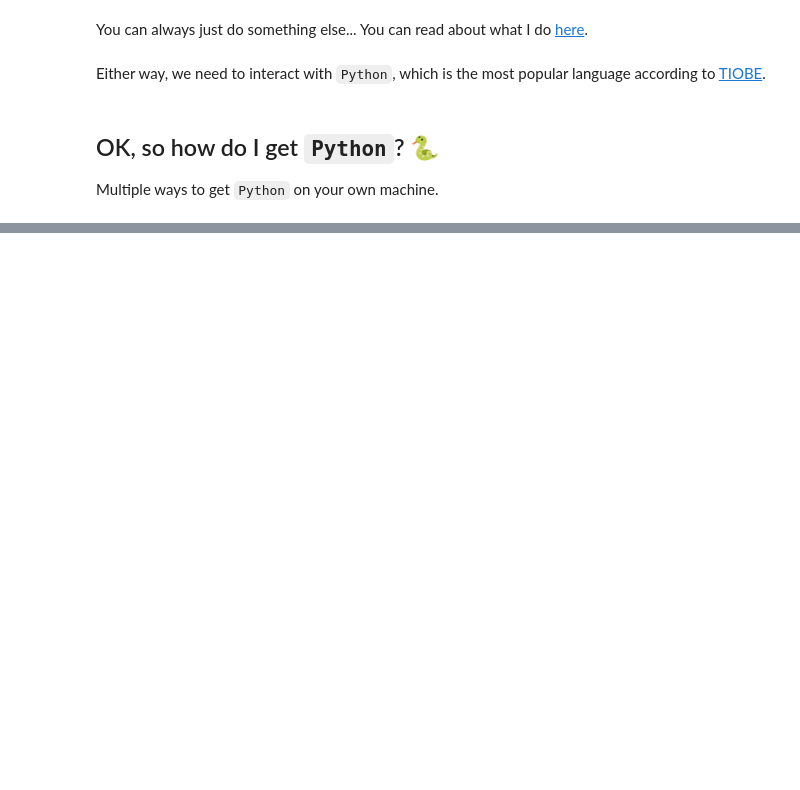
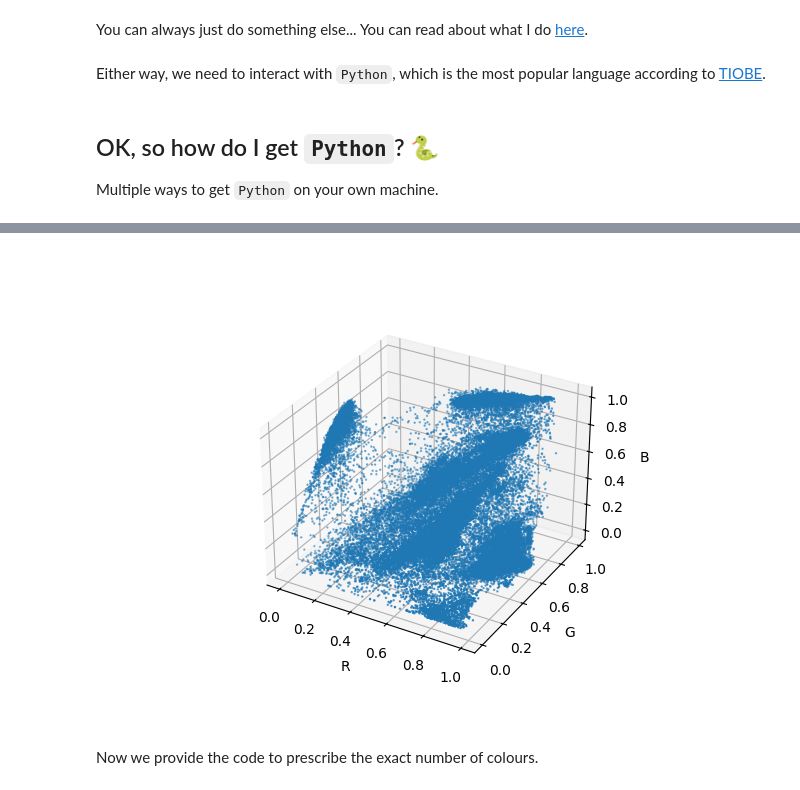
Before and after one commit to joshmaglione/CS102-Jupyter, a Jupyter notebook: Week01.ipynb, the cells around one changed output, grey strips where cells are left out. Drawn from its saved outputs; the diff is of its cells as text; code cells hidden in the pictures; blank space fills up the shorter version.

```diff
--- a/Week01.ipynb
+++ b/Week01.ipynb
@@ -42,0 +56,19 @@ You can use [Conda](https://docs.conda.io/en/latest/) to install and manage vari
+# %%
+def image_to_plot(file:str, N:int):
+    from PIL import Image
+    import numpy as np
+    import matplotlib.pyplot as plt
+    img = Image.open(file)
+    aimg = np.asarray(img)/255
+    acolor = aimg.reshape(aimg.shape[0]*aimg.shape[1], aimg.shape[2])
+    fig = plt.figure()
+    ax = fig.add_subplot(projection='3d')
+    rng = np.random.default_rng()
+    S = rng.choice(acolor.shape[0], size=N, replace=False)
+    # S = range(acolor.shape[0])
+    xs, ys, zs = np.array([acolor[s,:] for s in S]).T
+    ax.scatter3D(xs, ys, zs, s=0.5)
+    ax.set_xlabel("R")
+    ax.set_ylabel("G")
+    ax.set_zlabel("B")
+    return ax
@@ -42,0 +81,5 @@ You can use [Conda](https://docs.conda.io/en/latest/) to install and manage vari
+# %%
+%matplotlib ipympl
+fig = image_to_plot("imgs/umbrellas.jpg", 50000)
+# %% [output]
+[figure, added]
@@ -42,0 +88,2 @@ You can use [Conda](https://docs.conda.io/en/latest/) to install and manage vari
+# %% [markdown]
+Now we provide the code to prescribe the exact number of colours.
```
Also changed, not shown: parts of 8 cells of this notebook, 1 other file.
